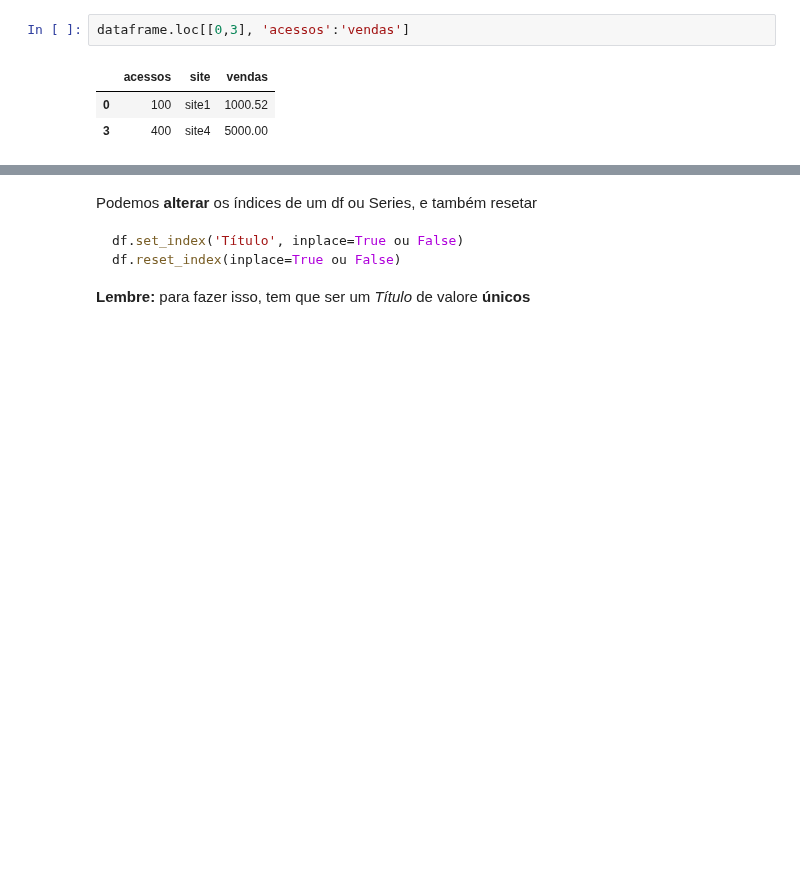
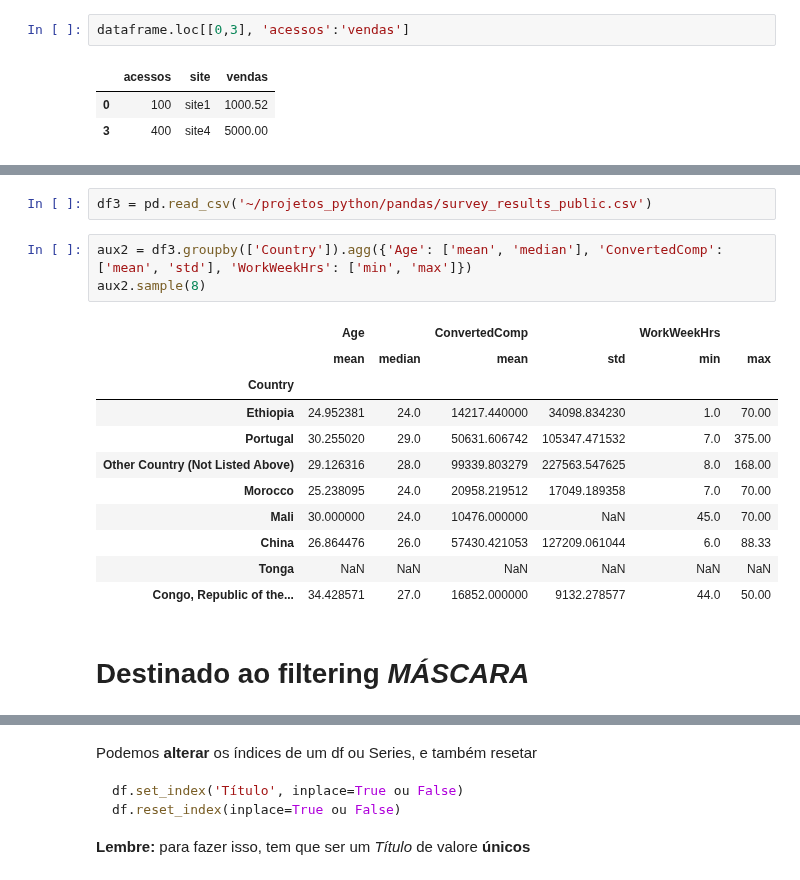
Before and after one commit to mikaelcordeiro/semanas, a Jupyter notebook: Semana_2.ipynb, the cells around one changed output, grey strips where cells are left out. Cells and saved outputs as stored; diff of their text form; blank space fills up the shorter version.

```diff
--- a/Semana_2.ipynb
+++ b/Semana_2.ipynb
@@ -577,0 +603,19 @@ pd.melt?
+# %%
+df3 = pd.read_csv('~/projetos_python/pandas/survey_results_public.csv')
+# %%
+aux2 = df3.groupby(['Country']).agg({'Age': ['mean', 'median'], 'ConvertedComp': ['mean', 'std'], 'WorkWeekHrs': ['min', 'max']})
+aux2.sample(8)
+# %% [output]
+|  | Age |  | ConvertedComp |  | WorkWeekHrs |  |
+|  | mean | median | mean | std | min | max |
+| Country |  |  |  |  |  |  |
+| Ethiopia | 24.952381 | 24.0 | 14217.440000 | 34098.834230 | 1.0 | 70.00 |
+| Portugal | 30.255020 | 29.0 | 50631.606742 | 105347.471532 | 7.0 | 375.00 |
+| Other Country (Not Listed Above) | 29.126316 | 28.0 | 99339.803279 | 227563.547625 | 8.0 | 168.00 |
+| Morocco | 25.238095 | 24.0 | 20958.219512 | 17049.189358 | 7.0 | 70.00 |
+| Mali | 30.000000 | 24.0 | 10476.000000 | NaN | 45.0 | 70.00 |
+| China | 26.864476 | 26.0 | 57430.421053 | 127209.061044 | 6.0 | 88.33 |
+| Tonga | NaN | NaN | NaN | NaN | NaN | NaN |
+| Congo, Republic of the... | 34.428571 | 27.0 | 16852.000000 | 9132.278577 | 44.0 | 50.00 |
+# %% [markdown]
+# Destinado ao filtering *MÁSCARA*
```
Also changed, not shown: parts of 26 cells of this notebook.
